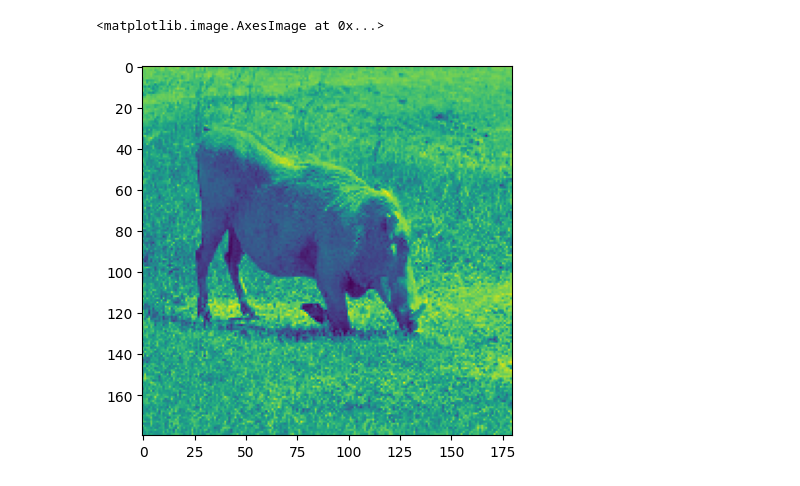
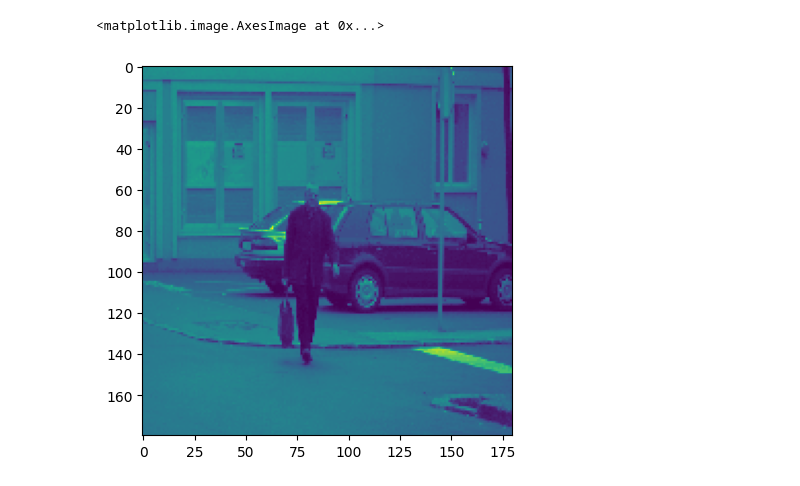
Before and after one commit to abkap/tresdet, a Jupyter notebook: test_data.ipynb, the cells around one changed output. Drawn from its saved outputs; the diff is of its cells as text; code cells hidden in the pictures.

Commit message:
updated v2.0. undetected added.

```diff
--- a/test_data.ipynb
+++ b/test_data.ipynb
@@ -8,20 +12,24 @@ import os
 # %%
-class_names = ['bird', 'elephant', 'person', 'wild_boar']
+# class_names = ['bird', 'elephant', 'person', 'wild_boar']
+class_names = ['bird', 'elephant', 'person', 'undetected', 'wild_boar']
 img_height , img_width , color_mode = 180,180,"grayscale"
 # %%
 img = tf.keras.utils.load_img(
-    "test/boar.jpg",
+    "test/h1.png",
     target_size = (img_height,img_width),
     color_mode = color_mode
 )
 
-model = tf.keras.models.load_model('trained_models/model-0.8748-(h-det).h5')
+# model = tf.keras.models.load_model('./m(e-15)-0.821-(h-det,ud).h5')
+model = tf.keras.models.load_model('./m(e-15)-0.821-(h-det,ud).h5')
 
 img_array = tf.keras.utils.img_to_array(img)
 
 img_array = tf.expand_dims(img_array, 0) # Create a batch
+print(model)
 predictions = model.predict(img_array)
-score = tf.nn.softmax(predictions[0])
+# score = tf.nn.softmax(predictions[0])
+score = predictions[0]
 
 print(predictions[0])
 
@@ -30,5 +38,7 @@ print(f"animal : {class_names[1]} | accuracy :  {round(np.array(score)[1] * 100,
 print(f"animal : {class_names[2]} | accuracy :  {round(np.array(score)[2] * 100,2)}")
 if len(class_names) > 3 :
     print(f"animal : {class_names[3]} | accuracy :  {round(np.array(score)[3] * 100,2)}")
+if len(class_names) > 4 :
+    print(f"animal : {class_names[4]} | accuracy :  {round(np.array(score)[4] * 100,2)}")
 plt.imshow(img)
 # %% [output]
@@ -41,5 +62,5 @@ animal : wild_boar | accuracy :  99.96
 <matplotlib.image.AxesImage at 0x...>
-[figure, old version]
+[figure, new version]
 # %%
 plt.figure(figsize=(15, 15))
 
```
Also changed, not shown: parts of 3 cells of this notebook, 23 other files.
